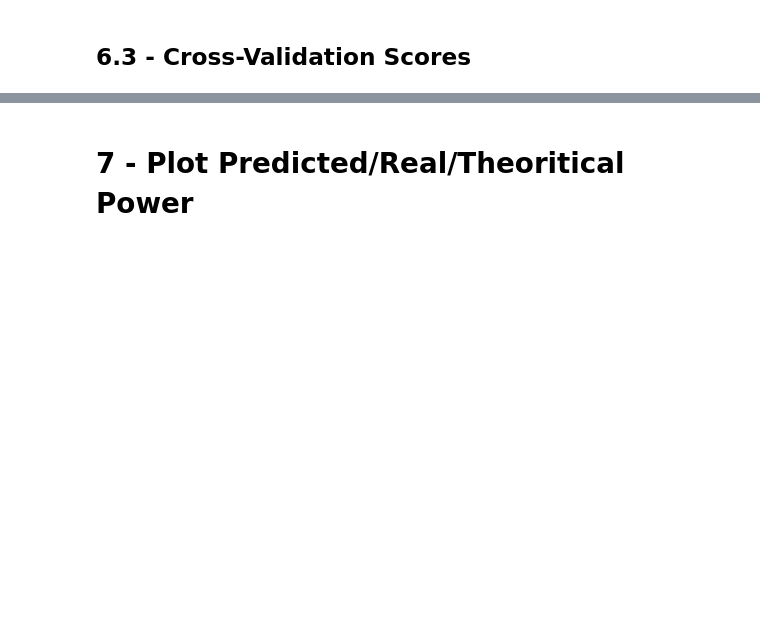
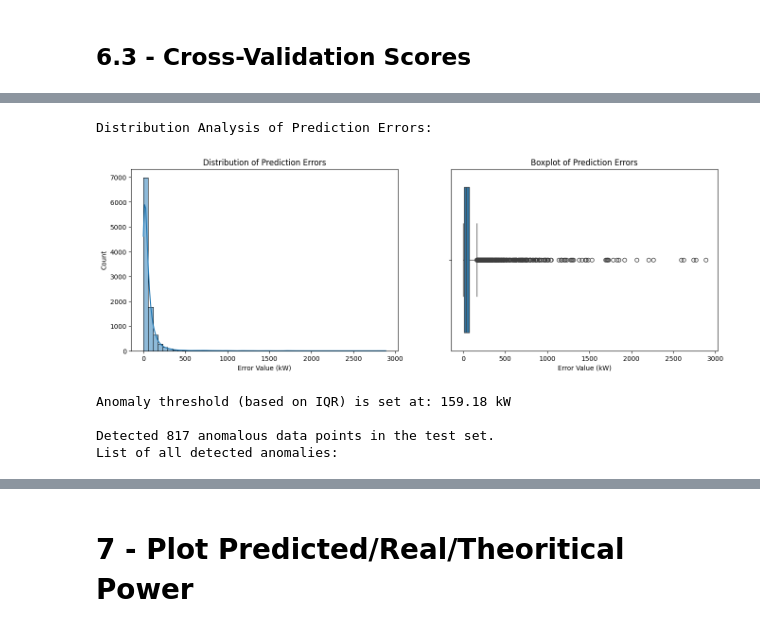
Before and after one commit to CheemsPOG/SCADA, a Jupyter notebook: Wind Turbine Fault Detection using SCADA Sensor Data.ipynb, the cells around one changed output, grey strips where cells are left out. Saved outputs shown, nothing was run; the diff lists cells and outputs as text; code cells hidden in the pictures; blank space fills up the shorter version.

```diff
--- a/Wind Turbine Fault Detection using SCADA Sensor Data.ipynb
+++ b/Wind Turbine Fault Detection using SCADA Sensor Data.ipynb
@@ -1069,0 +945,80 @@ plt.show()
+# %%
+# --- AUTOMATIC CALCULATION AND DETECTION OF ANOMALOUS POINTS ---
+
+# Step 1: Calculate the Prediction Error (Residuals)
+# This represents the "anomaly score" for each record in the test dataset.
+data_new['error'] = abs(data_new['LV ActivePower (kW)'] - data_new['Predictions'])
+
+# --- EDA (Exploratory Data Analysis) FOR THE ERROR SERIES ---
+# Goal: Understand the error distribution to choose an appropriate thresholding method.
+# We'll reuse the same techniques as in Cell 30.
+
+print("Distribution Analysis of Prediction Errors:")
+fig, ax = plt.subplots(1, 2, figsize=(16, 5))
+
+# 1. Plot the error distribution (Histogram + KDE)
+sns.histplot(data_new['error'], bins=50, kde=True, ax=ax[0])
+ax[0].set_title('Distribution of Prediction Errors')
+ax[0].set_xlabel('Error Value (kW)')
+
+# 2. Boxplot to visualize outliers
+sns.boxplot(x=data_new['error'], ax=ax[1])
+ax[1].set_title('Boxplot of Prediction Errors')
+ax[1].set_xlabel('Error Value (kW)')
+
+plt.show()
+
+# Step 2: Determine the Threshold for Anomaly Detection
+# A common approach is to use the Interquartile Range (IQR).
+# Any point with an error greater than this threshold is considered an anomaly.
+Q1 = data_new['error'].quantile(0.25)
+Q3 = data_new['error'].quantile(0.75)
+IQR = Q3 - Q1
+threshold = Q3 + 1.5 * IQR  # typically flags the top ~0.5% of points as anomalies
+
+print(f"\nAnomaly threshold (based on IQR) is set at: {threshold:.2f} kW\n")
+
+# Step 3: Filter out anomalous data points
+# The 'anomalies' DataFrame will contain only those exceeding the threshold.
+anomalies = data_new[data_new['error'] > threshold]
+
+print(f"Detected {len(anomalies)} anomalous data points in the test set.")
+print("List of all detected anomalies:\n")
+
+# Sort the anomalies by severity (descending error)
+anomalies_sorted = anomalies.sort_values(by='error', ascending=False)
+
+# ---------------------------------------------------------------------------------
+# --- MODIFICATION: SELECT ONLY IMPORTANT COLUMNS FOR DISPLAY ---
+
+# Define which columns are most relevant for inspection
+columns_to_display = [
+    'LV ActivePower (kW)',
+    'Predictions',
+    'Theoretical_Power_Curve (KWh)',
+    'error'
+]
+
+# Display the filtered DataFrame with only key columns
+display(anomalies_sorted[columns_to_display])
+
+# Get the indices of anomalous records
+anomaly_indices = anomalies.index
+
+# Use these indices to locate corresponding rows in the original test DataFrame
+# (`df_copy_test` contains the original 'Date/Time' column and aligned indices)
+anomalies_with_time = df_copy_test.loc[anomaly_indices]
+
+# Merge the anomaly time info with the error info from 'anomalies'
+anomalies_with_time = anomalies_with_time.join(anomalies[['Predictions', 'error']])
+
+print("List of anomalous points with corresponding timestamps:")
+# Sort again by severity of the error
+display(anomalies_with_time.sort_values(by='error', ascending=False))
+# %% [output]
+Distribution Analysis of Prediction Errors:
+[figure, added]
+Anomaly threshold (based on IQR) is set at: 159.18 kW
+
+Detected 817 anomalous data points in the test set.
+List of all detected anomalies:
```
Also changed, not shown: parts of 16 cells of this notebook, 1 other file.
